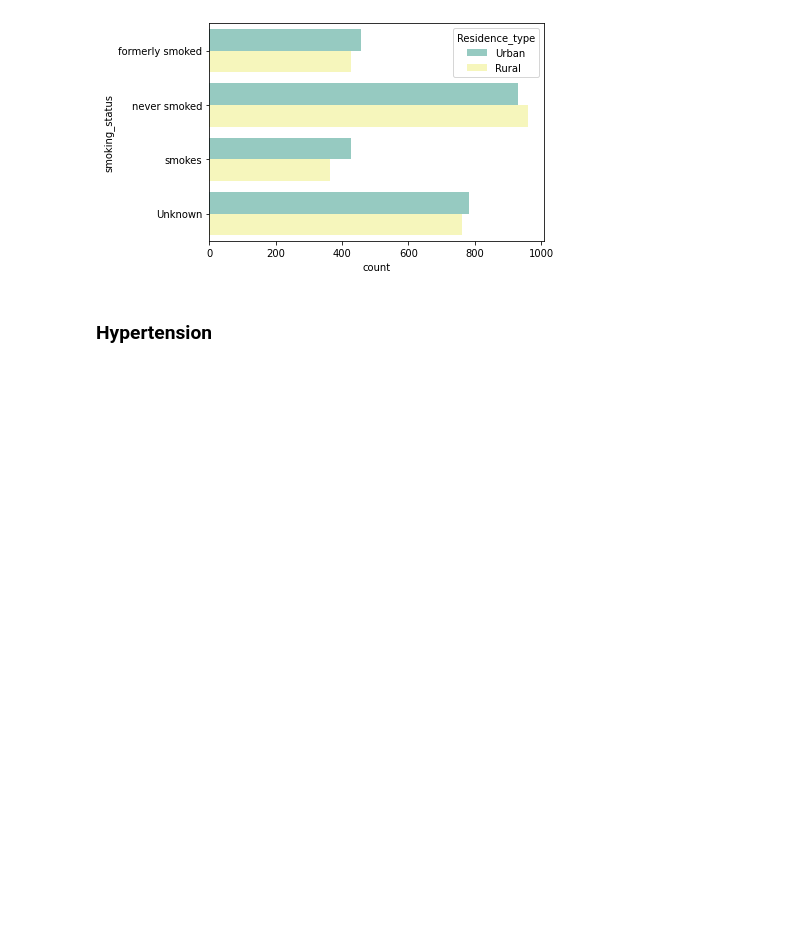
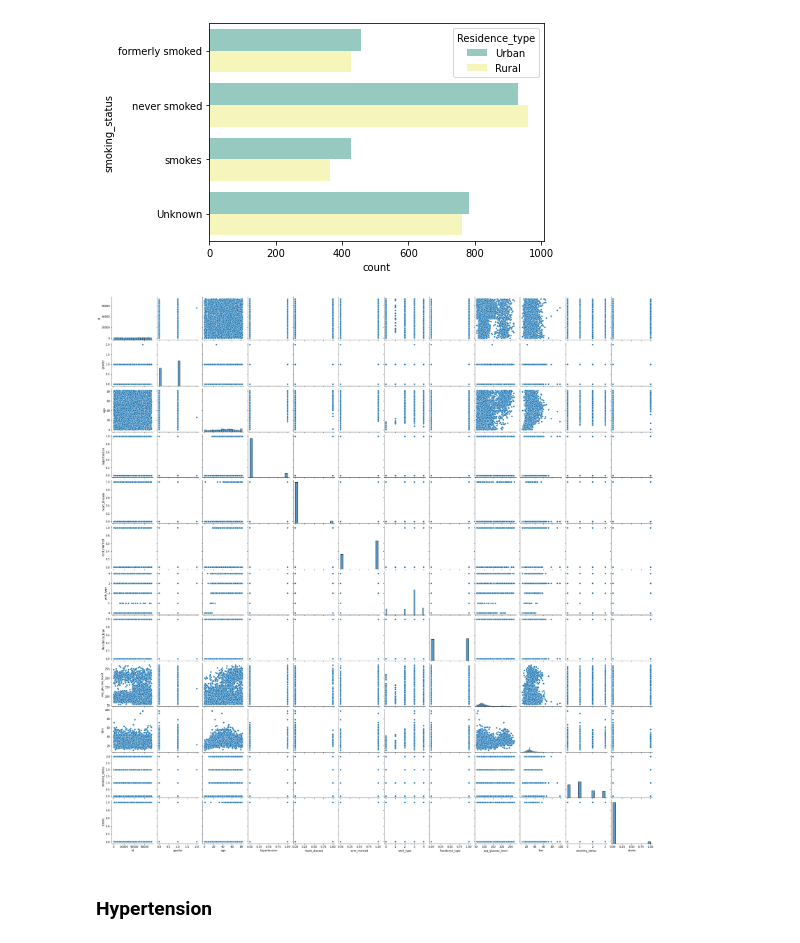
Before and after one commit to k3nnywilliam/stroke-prediction, a Jupyter notebook: stroke-prediction-nb.ipynb, the cells around one changed output. Saved outputs shown, nothing was run; the diff lists cells and outputs as text; code cells hidden in the pictures; blank space fills up the shorter version.

Commit message:
Add pairplot and classification report

```diff
--- a/stroke-prediction-nb.ipynb
+++ b/stroke-prediction-nb.ipynb
@@ -229,6 +229,11 @@ ax2 = sns.countplot(y=data.smoking_status, hue=data.Residence_type, data=data, p
 plt.show()
 # %% [output]
 [figure]
+# %%
+sns.pairplot(data)
+plt.show()
+# %% [output]
+[figure, added]
 # %% [markdown]
 ### Hypertension
 # %%
```
Also changed, not shown: parts of 5 cells of this notebook.
